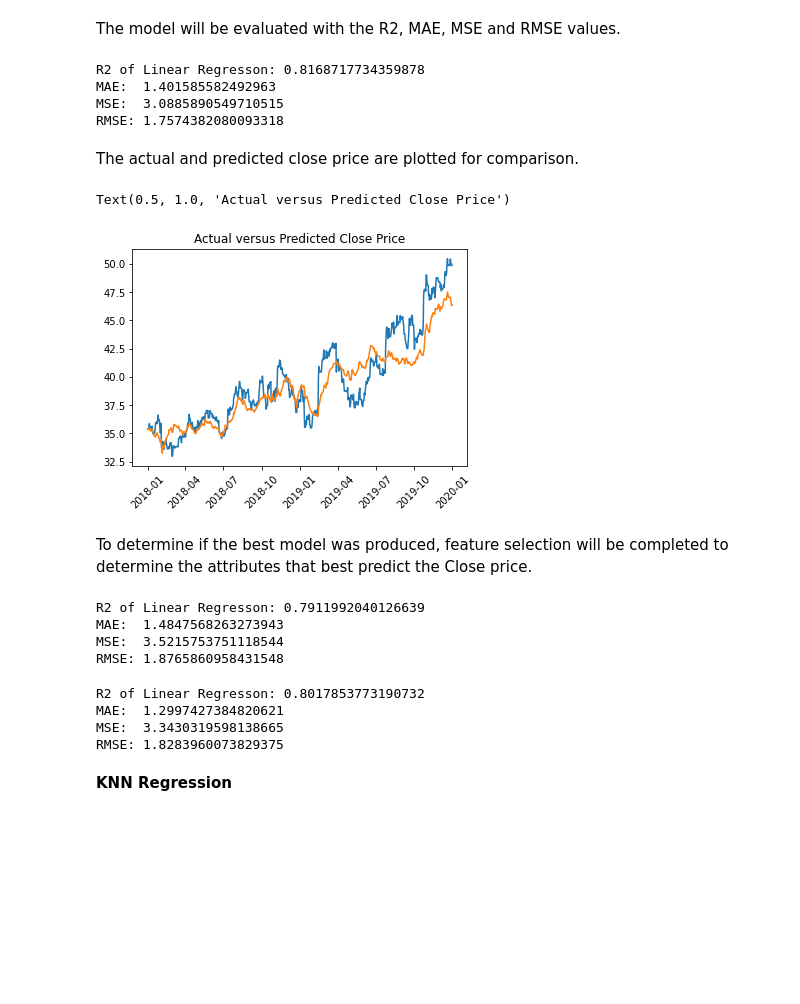
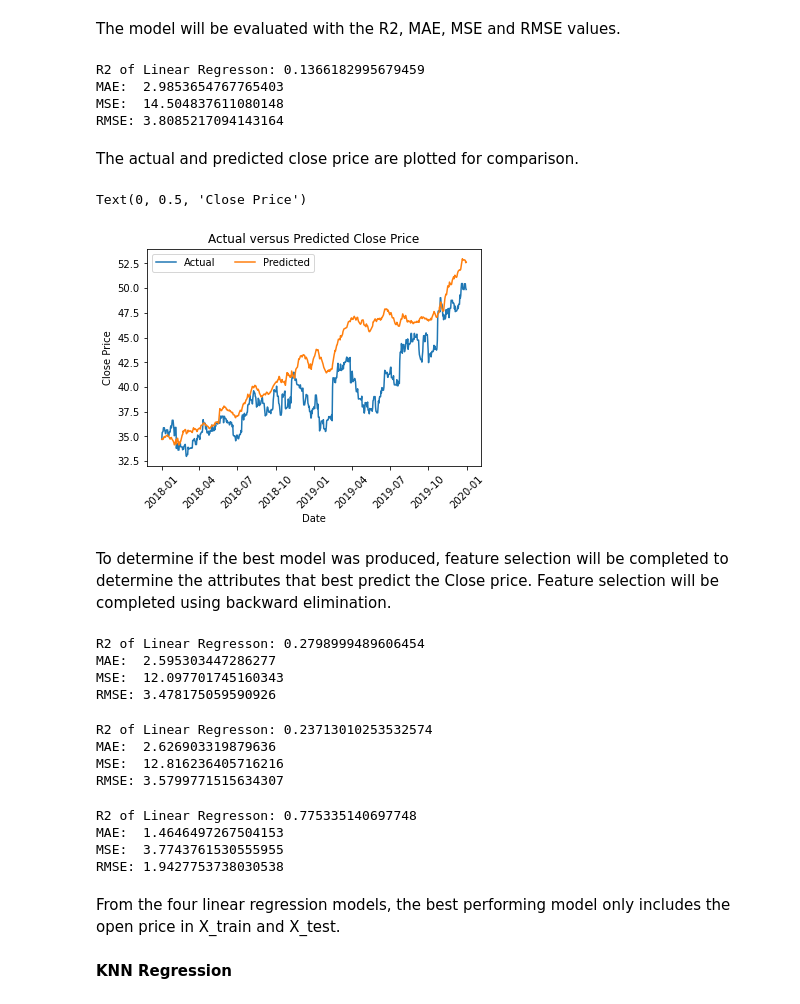
Before and after one commit to melaniaczobit/Predicting-AstraZeneca-Stock-Movement, a Jupyter notebook: AstraZeneca_Stock_Prices.ipynb, the cells around one changed output. Saved outputs shown, nothing was run; the diff lists cells and outputs as text; code cells hidden in the pictures; blank space fills up the shorter version.

```diff
--- a/AstraZeneca_Stock_Prices.ipynb
+++ b/AstraZeneca_Stock_Prices.ipynb
@@ -71,6 +51,6 @@ The dataset is missing a few days - weekends and holidays are not in the dataset
 # %%
-df = df.resample('D').bfill()
-df
+df = df.resample('D').ffill()
+df.head(10)
 # %% [output]
 |  | Open | High | Low | Close | Adj Close | Volume |
 | Date |  |  |  |  |  |  |
@@ -444,23 +384,26 @@ print('MAE: ',metrics.mean_absolute_error(y_test, y_pred))
 print('MSE: ',metrics.mean_squared_error(y_test, y_pred))
 print('RMSE:',np.sqrt(metrics.mean_squared_error(y_test, y_pred)))
 # %% [output]
-R2 of Linear Regresson: 0.8168717734359878
-MAE:  1.401585582492963
-MSE:  3.0885890549710515
-RMSE: 1.7574382080093318
+R2 of Linear Regresson: 0.1366182995679459
+MAE:  2.9853654767765403
+MSE:  14.504837611080148
+RMSE: 3.8085217094143164
 # %% [markdown]
 The actual and predicted close price are plotted for comparison.
 # %%
 forecast = pd.Series(y_pred, copy=True, index=test.index)
-plt.plot(test['Close'])
-plt.plot(forecast)
+plt.plot(test['Close'], label='Actual')
+plt.plot(forecast, label='Predicted')
+plt.legend(ncol=2)
 plt.xticks(rotation=45)
 plt.title('Actual versus Predicted Close Price')
+plt.xlabel('Date')
+plt.ylabel('Close Price')
 # %% [output]
-Text(0.5, 1.0, 'Actual versus Predicted Close Price')
+Text(0, 0.5, 'Close Price')
-[figure, old version]
+[figure, new version]
 # %% [markdown]
-To determine if the best model was produced, feature selection will be completed to determine the attributes that best predict the Close price.
+To determine if the best model was produced, feature selection will be completed to determine the attributes that best predict the Close price. Feature selection will be completed using backward elimination.
 # %%
 X_train2 = train_diff.drop(['Volume','Close_diff'], 1)
 X_test2 = test.drop(['Volume','Close'],1)
@@ -483,13 +426,13 @@ print('MAE: ',metrics.mean_absolute_error(y_test, y_pred2))
 print('MSE: ',metrics.mean_squared_error(y_test, y_pred2))
 print('RMSE:',np.sqrt(metrics.mean_squared_error(y_test, y_pred2)))
 # %% [output]
-R2 of Linear Regresson: 0.7911992040126639
-MAE:  1.4847568263273943
-MSE:  3.5215753751118544
-RMSE: 1.8765860958431548
+R2 of Linear Regresson: 0.2798999489606454
+MAE:  2.595303447286277
+MSE:  12.097701745160343
+RMSE: 3.478175059590926
 # %%
-X_train3 = train_diff.drop(['Adj Close','Volume','Close_diff'], 1)
-X_test3 = test.drop(['Adj Close','Volume','Close'],1)
+X_train3 = train_diff.drop(['Low','Volume','Close_diff'], 1)
+X_test3 = test.drop(['Low','Volume','Close'],1)
 
 model = LinearRegression().fit(X_train3,y_train)
 y_prediction3 = model.predict(X_test3)
@@ -509,10 +452,38 @@ print('MAE: ',metrics.mean_absolute_error(y_test, y_pred3))
 print('MSE: ',metrics.mean_squared_error(y_test, y_pred3))
 print('RMSE:',np.sqrt(metrics.mean_squared_error(y_test, y_pred3)))
 # %% [output]
-R2 of Linear Regresson: 0.8017853773190732
-MAE:  1.2997427384820621
-MSE:  3.3430319598138665
-RMSE: 1.8283960073829375
+R2 of Linear Regresson: 0.23713010253532574
+MAE:  2.626903319879636
+MSE:  12.816236405716216
+RMSE: 3.5799771515634307
+# %%
+X_train4 = train_diff.drop(['High','Low','Adj Close','Volume','Close_diff'], 1)
+X_test4 = test.drop(['High','Low','Adj Close','Volume','Close'],1)
+
+model = LinearRegression().fit(X_train4,y_train)
+y_prediction4 = model.predict(X_test4)
+predictions_diff4 = pd.Series(y_prediction4, copy=True)
+predictions_diff_cumsum4 = predictions_diff4.cumsum()
+last_price = train['Close'].iloc[-1]
+price_diff_rev = []
+
+for i in predictions_diff_cumsum4:
+    close_pred = last_price + i
+    price_diff_rev.append(close_pred)
+
+y_pred4 = np.array(price_diff_rev)
+
+print ("R2 of Linear Regresson:", r2_score(y_test,y_pred4))
+print('MAE: ',metrics.mean_absolute_error(y_test, y_pred4))
+print('MSE: ',metrics.mean_squared_error(y_test, y_pred4))
+print('RMSE:',np.sqrt(metrics.mean_squared_error(y_test, y_pred4)))
+# %% [output]
+R2 of Linear Regresson: 0.775335140697748
+MAE:  1.4646497267504153
+MSE:  3.7743761530555955
+RMSE: 1.9427753738030538
+# %% [markdown]
+From the four linear regression models, the best performing model only includes the open price in X_train and X_test.
 # %% [markdown]
 **KNN Regression**
 # %%
```
Also changed, not shown: parts of 31 cells of this notebook.
